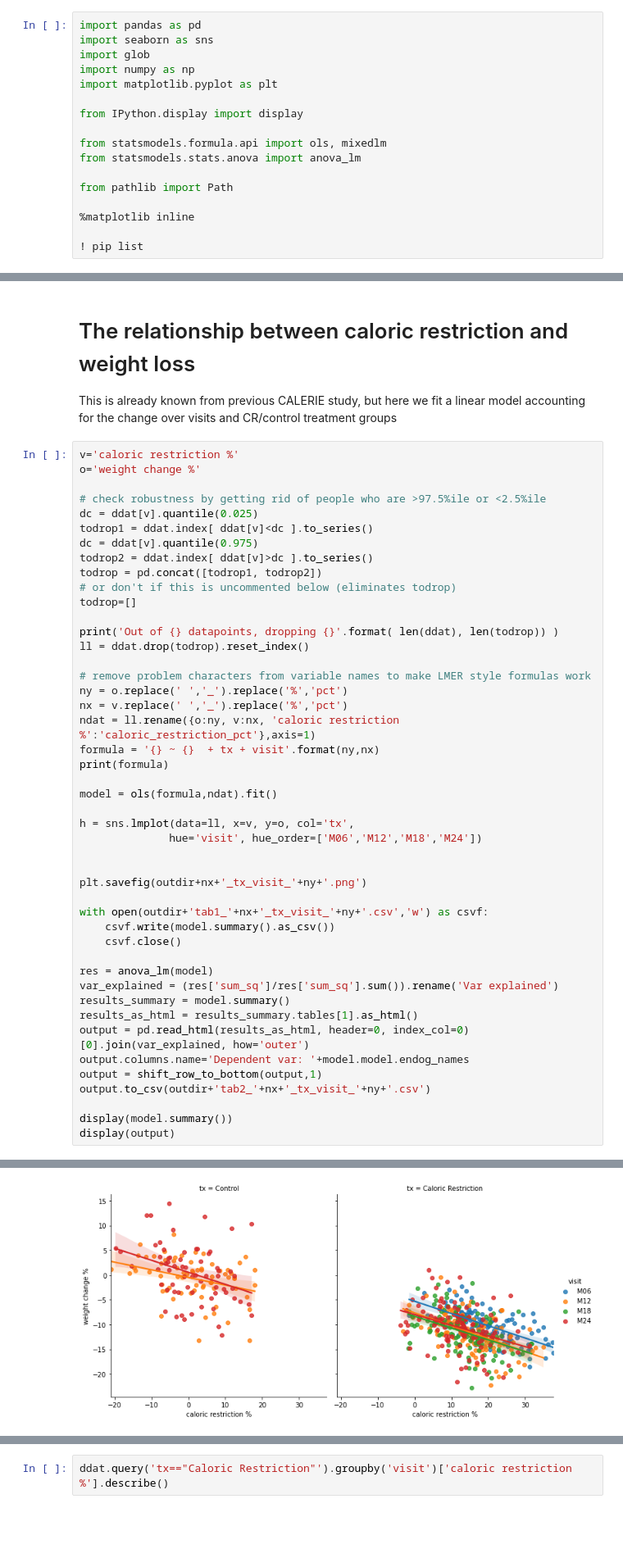
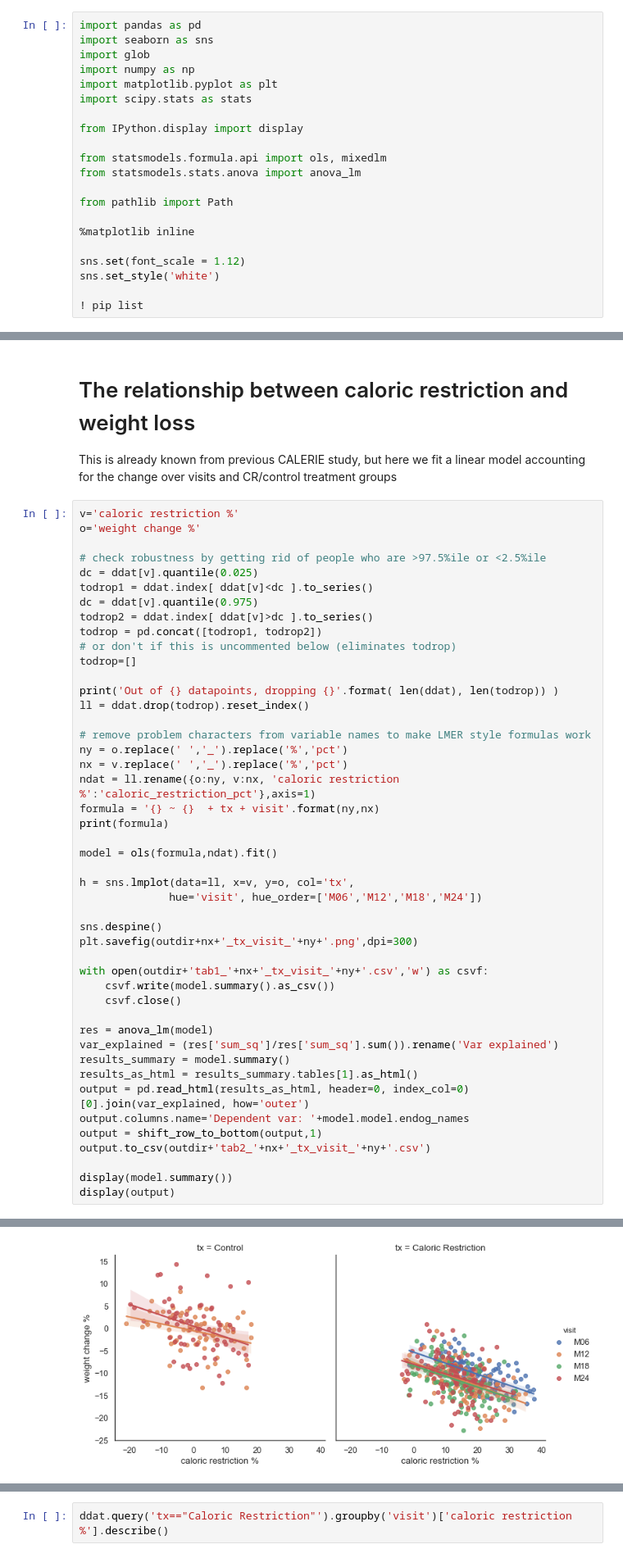
Before and after one commit to jasongfleischer/CALERIEtiming, a Jupyter notebook: CALERIE analysis of eating patterns publication.ipynb, the cells around one changed output, grey strips where cells are left out. Shown at 82% size. Cells and saved outputs as stored; diff of their text form; blank space fills up the shorter version.

```diff
--- a/CALERIE analysis of eating patterns publication.ipynb
+++ b/CALERIE analysis of eating patterns publication.ipynb
@@ -15,6 +15,7 @@ import seaborn as sns
 import glob
 import numpy as np
 import matplotlib.pyplot as plt
+import scipy.stats as stats
 
 from IPython.display import display
 
@@ -25,6 +26,9 @@ from pathlib import Path
 
 %matplotlib inline
 
+sns.set(font_scale = 1.12)
+sns.set_style('white')
+
 ! pip list
 # %% [output]
 Package                            Version
@@ -749,8 +770,8 @@ model = ols(formula,ndat).fit()
 h = sns.lmplot(data=ll, x=v, y=o, col='tx',
               hue='visit', hue_order=['M06','M12','M18','M24'])
 
-
-plt.savefig(outdir+nx+'_tx_visit_'+ny+'.png')
+sns.despine()
+plt.savefig(outdir+nx+'_tx_visit_'+ny+'.png',dpi=300)
 
 with open(outdir+'tab1_'+nx+'_tx_visit_'+ny+'.csv','w') as csvf:
     csvf.write(model.summary().as_csv())
@@ -795,15 +816,15 @@ Notes:
 [1] Standard Errors assume that the covariance matrix of the errors is correctly specified.
 | Dependent var: weight_change_pct | coef | std err | t | P>|t| | [0.025 | 0.975] | Var explained |
 | Intercept | -5.7309 | 0.528 | -10.862 | 0.0 | -6.767 | -4.695 | NaN |
 | caloric_restriction_pct | -0.2264 | 0.020 | -11.334 | 0.0 | -0.266 | -0.187 | 0.081408 |
 | tx | NaN | NaN | NaN | NaN | NaN | NaN | 0.541217 |
 | tx[T.Control] | 8.0769 | 0.482 | 16.772 | 0.0 | 7.131 | 9.023 | NaN |
 | visit | NaN | NaN | NaN | NaN | NaN | NaN | 0.009179 |
 | visit[T.M12] | -2.5571 | 0.484 | -5.285 | 0.0 | -3.507 | -1.607 | NaN |
 | visit[T.M18] | -2.7688 | 0.515 | -5.380 | 0.0 | -3.780 | -1.758 | NaN |
 | visit[T.M24] | -2.0225 | 0.496 | -4.075 | 0.0 | -2.997 | -1.048 | NaN |
 | Residual | NaN | NaN | NaN | NaN | NaN | NaN | 0.368197 |
-[figure, old version]
+[figure, new version]
 # %%
 v='caloric restriction %'
 o='weight change %'
```
Also changed, not shown: parts of 52 cells of this notebook.
